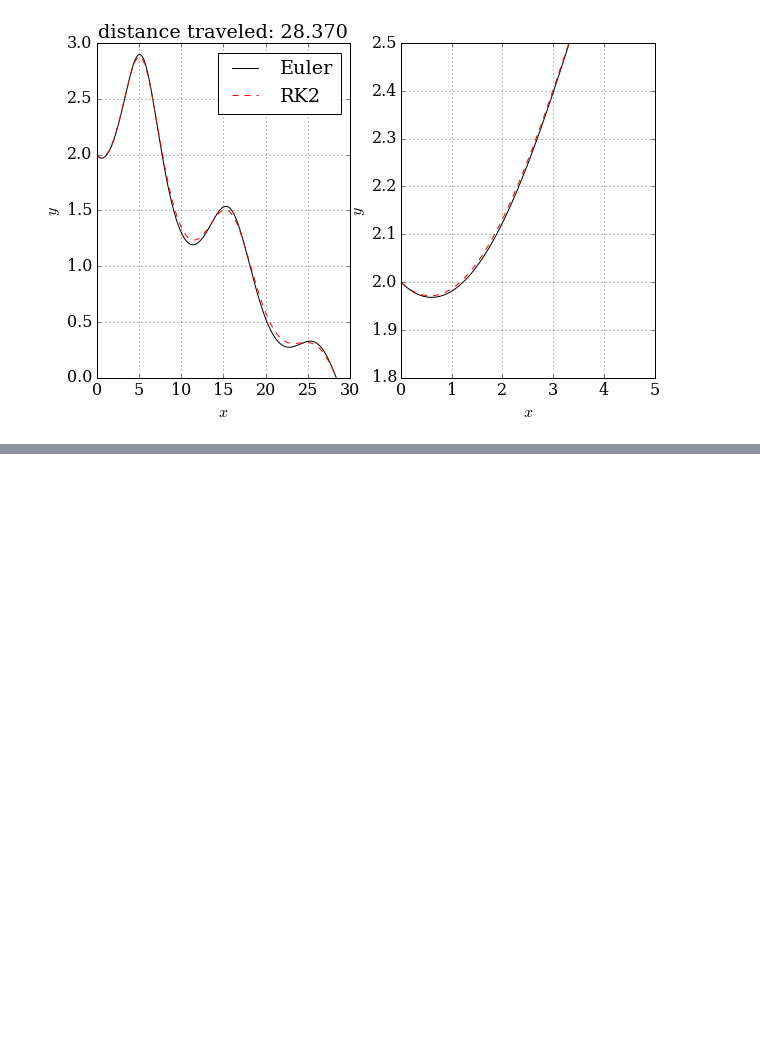
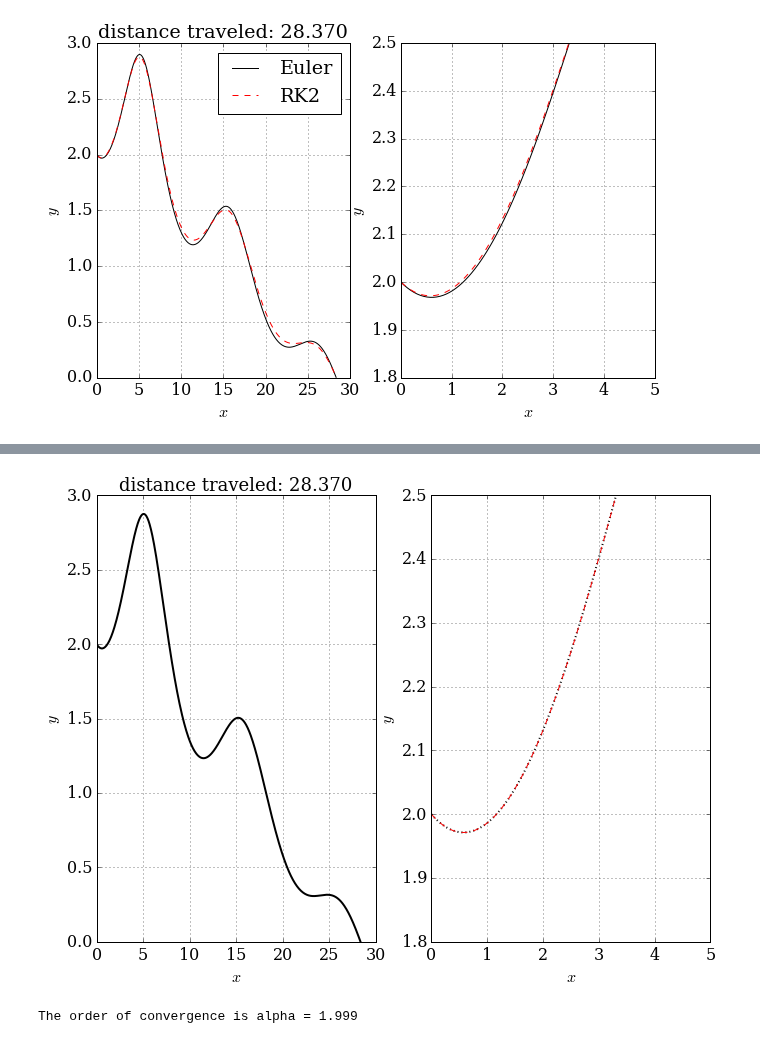
Before and after one commit to yueyang1992/MAE6286, a Jupyter notebook: sep18.ipynb, the cells around one changed output, grey strips where cells are left out. Saved outputs shown, nothing was run; the diff lists cells and outputs as text; code cells hidden in the pictures; blank space fills up the shorter version.

```diff
--- a/sep18.ipynb
+++ b/sep18.ipynb
@@ -225,0 +318,74 @@ NameError: name 'grid_size_ration' is not defined
+# %%
+# use a for loop to call the function leapfrog_step()
+for n in range(1,N-1):
+
+    u_leapfrog[n+1] = leapfrog_step(u_leapfrog[n-1], u_leapfrog[n], f, dt)
+# %%
+# get the glider position in time
+x_leapfrog = u_leapfrog[:,2]
+y_leapfrog = u_leapfrog[:,3]
+
+# get the index of element of y where altitude becomes negative
+idx_negative_leapfrog = numpy.where(y_leapfrog<0.0)[0]
+
+if len(idx_negative_leapfrog)==0:
+    idx_ground_leapfrog = N-1
+    print ('The glider has not reached the ground yet!')
+else:
+    idx_ground_leapfrog = idx_negative_leapfrog[0]
+# %%
+# plot the glider path
+pyplot.figure(figsize=(11,8))
+pyplot.subplot(121)
+pyplot.grid(True)
+pyplot.xlabel('$x$')
+pyplot.ylabel('$y$')
+pyplot.plot(x_leapfrog[:idx_ground_leapfrog], y_leapfrog[:idx_ground_leapfrog], color='k', ls='-', lw=2)
+pyplot.title('distance traveled: {:.3f}'.format(x_leapfrog[idx_ground_leapfrog-1]), fontsize=18);
+
+# Let's take a closer look!
+pyplot.subplot(122)
+pyplot.grid(True)
+pyplot.xlabel('$x$')
+pyplot.ylabel('$y$')
+pyplot.plot(x_leapfrog[:idx_ground_leapfrog], y_leapfrog[:idx_ground_leapfrog], color='k', ls=':', lw=2)
+pyplot.plot(x_rk2, y_rk2, 'r--', label='RK2')
+pyplot.xlim(0,5)
+pyplot.ylim(1.8,2.5);
+# %% [output]
+[figure, added]
+# %%
+# check convergence rate
+r = 2
+h = 0.001
+
+dt_values = numpy.array([h, r*h, r**2*h])
+
+u_values = numpy.empty_like(dt_values, dtype=numpy.ndarray)
+
+for i, dt in enumerate(dt_values):
+
+    N = int(T/dt) + 1   # number of time-steps
+
+    ### discretize the time t ###
+    t = numpy.linspace(0.0, T, N)
+
+    # initialize the array containing the solution for each time-step
+    u = numpy.empty((N, 4))
+    u[0] = numpy.array([v0, theta0, x0, y0])
+
+    # time loop
+    u[1] = rk2_step(u[0], f, dt)
+    for n in range(1, N-1):
+        u[n+1] = leapfrog_step(u[n-1], u[n], f, dt)
+
+    # store the value of u related to one grid
+    u_values[i] = u
+
+# calculate the order of convergence
+alpha = (log(get_diffgrid(u_values[2], u_values[1], dt_values[2]))
+         - log(get_diffgrid(u_values[1], u_values[0], dt_values[1]))) / log(r)
+
+print('The order of convergence is alpha = {:.3f}'.format(alpha))
+# %% [output]
+The order of convergence is alpha = 1.999
```
Also changed, not shown: parts of 5 cells of this notebook.
